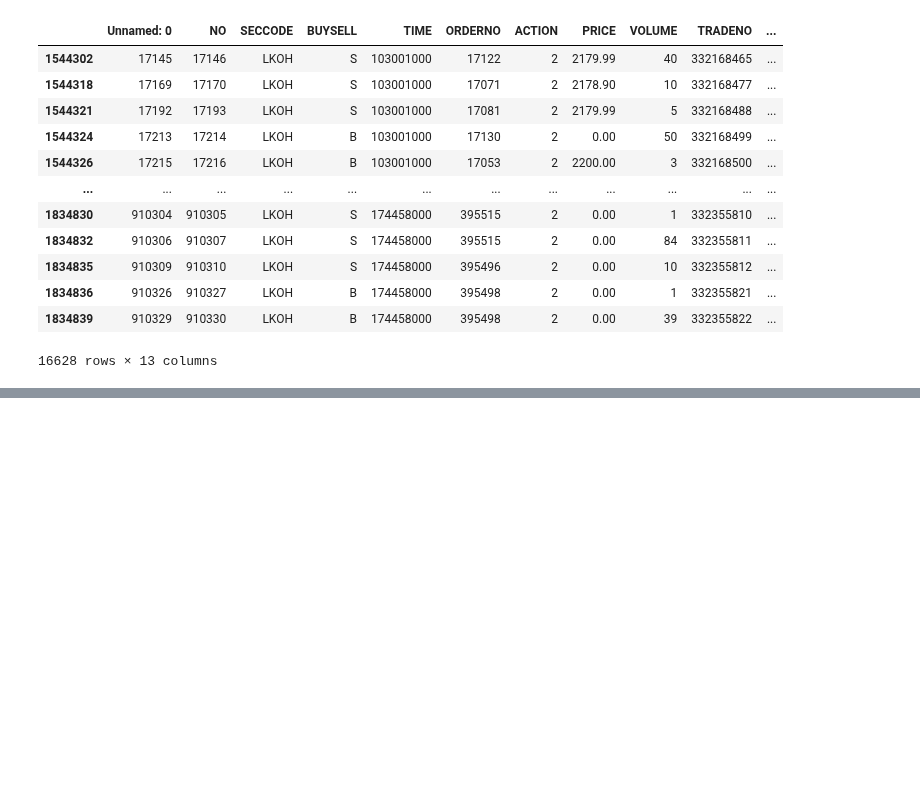
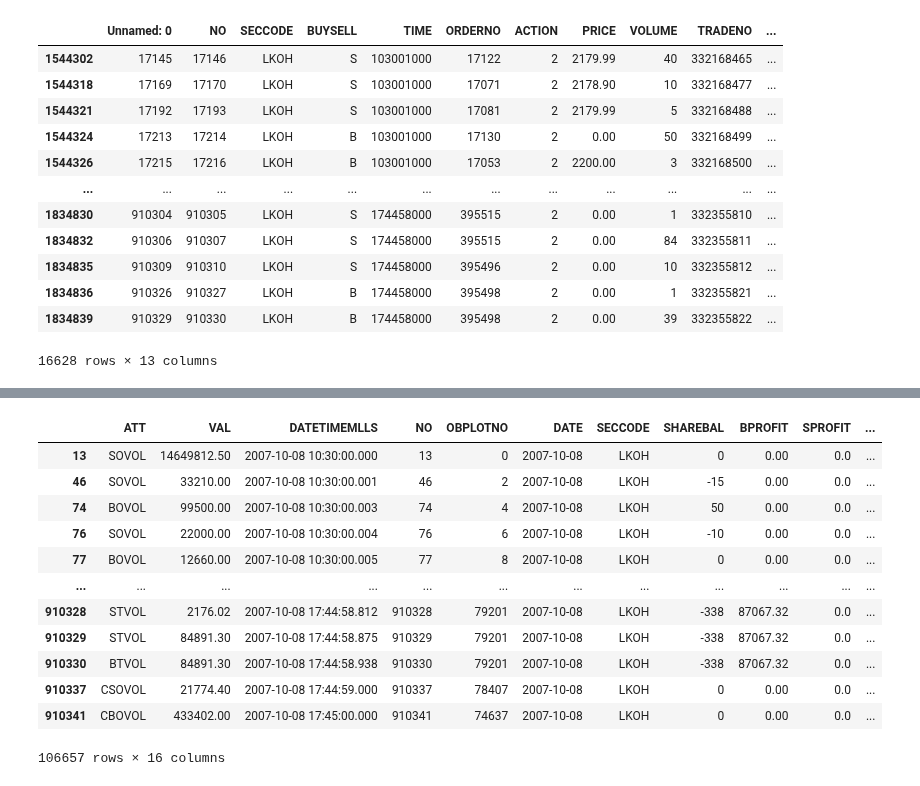
Before and after one commit to leonid-tkach/order-book-plot-find, a Jupyter notebook: OBPlots_Attributes.ipynb, the cells around one changed output, grey strips where cells are left out. Cells and saved outputs as stored; diff of their text form; code cells hidden in the pictures; blank space fills up the shorter version.

Commit message:
tradeday att cumsums

```diff
--- a/OBPlots_Attributes.ipynb
+++ b/OBPlots_Attributes.ipynb
@@ -285,0 +209,48 @@ plt.hist(obp_atts_2007_df.BUYSELLYIELD)
+# %%
+def obp_atts_df2cumsums(df):
+    df['CBOVOLcs'] = df[df.ATT == 'CBOVOL']['VAL'].cumsum()
+    df['CSOVOLcs'] = df[df.ATT == 'CSOVOL']['VAL'].cumsum()
+    df['BOVOLcs'] = df[df.ATT == 'BOVOL']['VAL'].cumsum()
+    df['SOVOLcs'] = df[df.ATT == 'SOVOL']['VAL'].cumsum()
+    df['BTVOLcs'] = df[df.ATT == 'BTVOL']['VAL'].cumsum()
+    df['STVOLcs'] = df[df.ATT == 'STVOL']['VAL'].cumsum()
+    df[['CBOVOLcs',
+       'CSOVOLcs',
+       'BOVOLcs',
+       'SOVOLcs',
+       'BTVOLcs',
+       'STVOLcs']] = df[['CBOVOLcs',
+                       'CSOVOLcs',
+                       'BOVOLcs',
+                       'SOVOLcs',
+                       'BTVOLcs',
+                       'STVOLcs']].fillna(method="ffill")
+    df[['CBOVOLcs',
+       'CSOVOLcs',
+       'BOVOLcs',
+       'SOVOLcs',
+       'BTVOLcs',
+       'STVOLcs']] = df[['CBOVOLcs',
+                       'CSOVOLcs',
+                       'BOVOLcs',
+                       'SOVOLcs',
+                       'BTVOLcs',
+                       'STVOLcs']].fillna(value = 0.0)
+    return(df)
+temp_df = obp_atts_df2cumsums(obp_atts_2007_df)
+temp_df[temp_df.ATT == 'CBOVOL']
+temp_df
+# %% [output]
+|  | ATT | VAL | DATETIMEMLLS | NO | OBPLOTNO | DATE | SECCODE | SHAREBAL | BPROFIT | SPROFIT | ... |
+| 13 | SOVOL | 14649812.50 | 2007-10-08 10:30:00.000 | 13 | 0 | 2007-10-08 | LKOH | 0 | 0.00 | 0.0 | ... |
+| 46 | SOVOL | 33210.00 | 2007-10-08 10:30:00.001 | 46 | 2 | 2007-10-08 | LKOH | -15 | 0.00 | 0.0 | ... |
+| 74 | BOVOL | 99500.00 | 2007-10-08 10:30:00.003 | 74 | 4 | 2007-10-08 | LKOH | 50 | 0.00 | 0.0 | ... |
+| 76 | SOVOL | 22000.00 | 2007-10-08 10:30:00.004 | 76 | 6 | 2007-10-08 | LKOH | -10 | 0.00 | 0.0 | ... |
+| 77 | BOVOL | 12660.00 | 2007-10-08 10:30:00.005 | 77 | 8 | 2007-10-08 | LKOH | 0 | 0.00 | 0.0 | ... |
+| ... | ... | ... | ... | ... | ... | ... | ... | ... | ... | ... | ... |
+| 910328 | STVOL | 2176.02 | 2007-10-08 17:44:58.812 | 910328 | 79201 | 2007-10-08 | LKOH | -338 | 87067.32 | 0.0 | ... |
+| 910329 | STVOL | 84891.30 | 2007-10-08 17:44:58.875 | 910329 | 79201 | 2007-10-08 | LKOH | -338 | 87067.32 | 0.0 | ... |
+| 910330 | BTVOL | 84891.30 | 2007-10-08 17:44:58.938 | 910330 | 79201 | 2007-10-08 | LKOH | -338 | 87067.32 | 0.0 | ... |
+| 910337 | CSOVOL | 21774.40 | 2007-10-08 17:44:59.000 | 910337 | 78407 | 2007-10-08 | LKOH | 0 | 0.00 | 0.0 | ... |
+| 910341 | CBOVOL | 433402.00 | 2007-10-08 17:45:00.000 | 910341 | 74637 | 2007-10-08 | LKOH | 0 | 0.00 | 0.0 | ... |
+106657 rows × 16 columns
```
Also changed, not shown: parts of 14 cells of this notebook.
